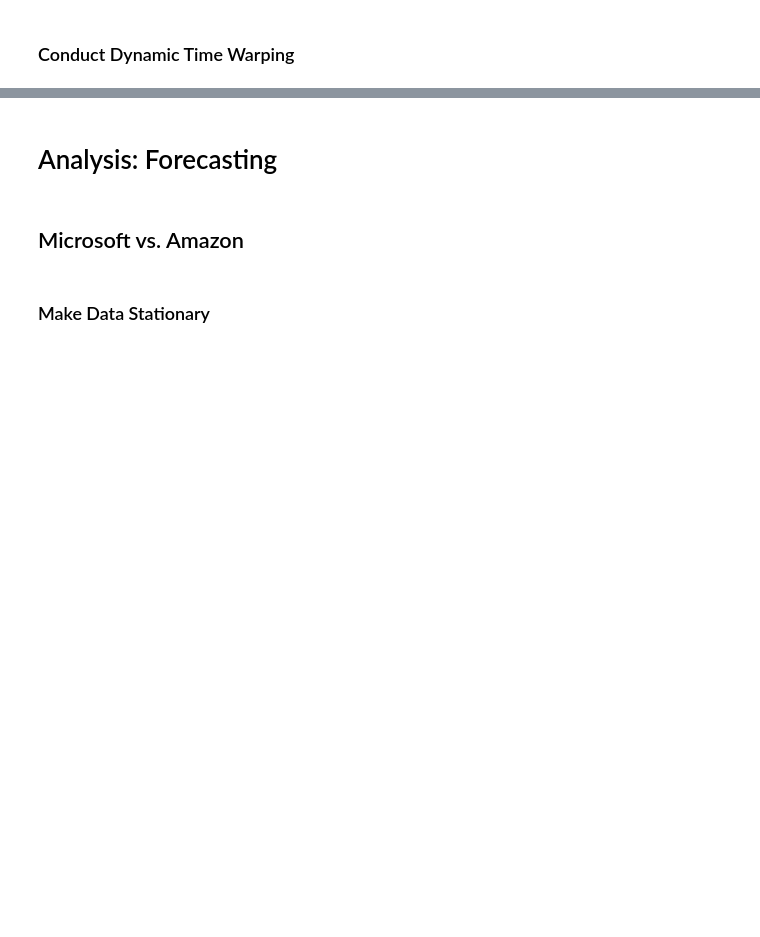
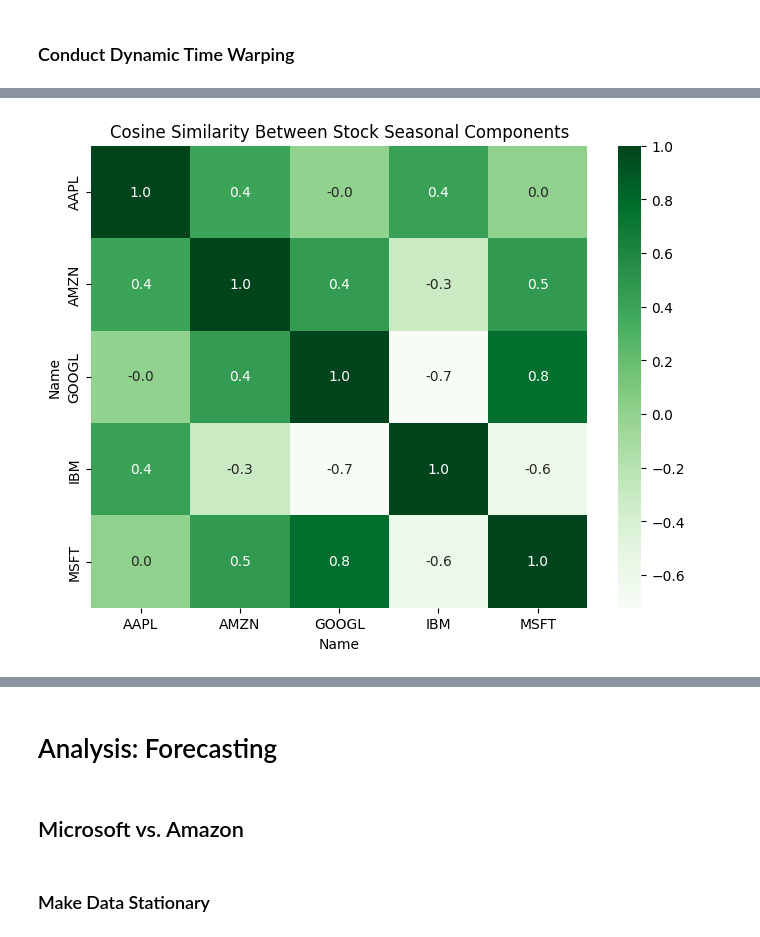
Before and after one commit to 1shman/DJIA_time_series_analysis, a Jupyter notebook: analysis.ipynb, the cells around one changed output, grey strips where cells are left out. Cells and saved outputs as stored; diff of their text form; code cells hidden in the pictures; blank space fills up the shorter version.

```diff
--- a/analysis.ipynb
+++ b/analysis.ipynb
@@ -165,4 +158,4 @@ def calc_cos_sim(df):
 
     return sim_df
 # %%
-calc_cos_sim(seasonal_df)
+cos_df = calc_cos_sim(seasonal_df)
@@ -232,0 +231,7 @@ np.sqrt(calc_dtw_cost(tech_df.copy()))
+# %%
+plt.figure(figsize=(8, 6))
+sns.heatmap(cos_df, annot=True, cmap="Greens", fmt=".1f")
+plt.title("Cosine Similarity Between Stock Seasonal Components")
+plt.show()
+# %% [output]
+[figure, added]
```
Also changed, not shown: parts of 8 cells of this notebook.
